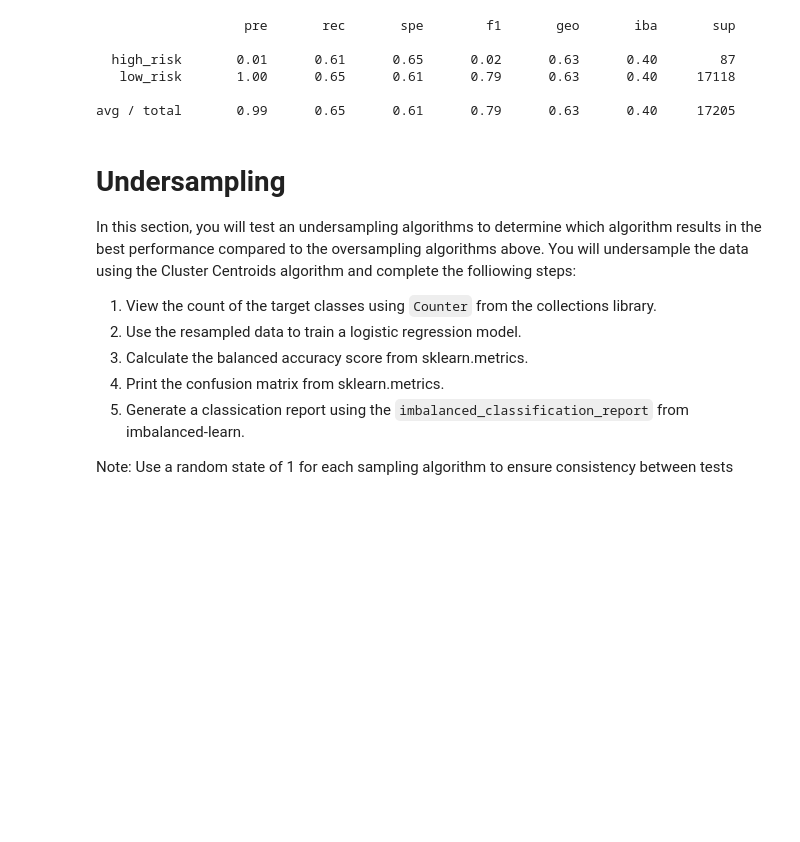
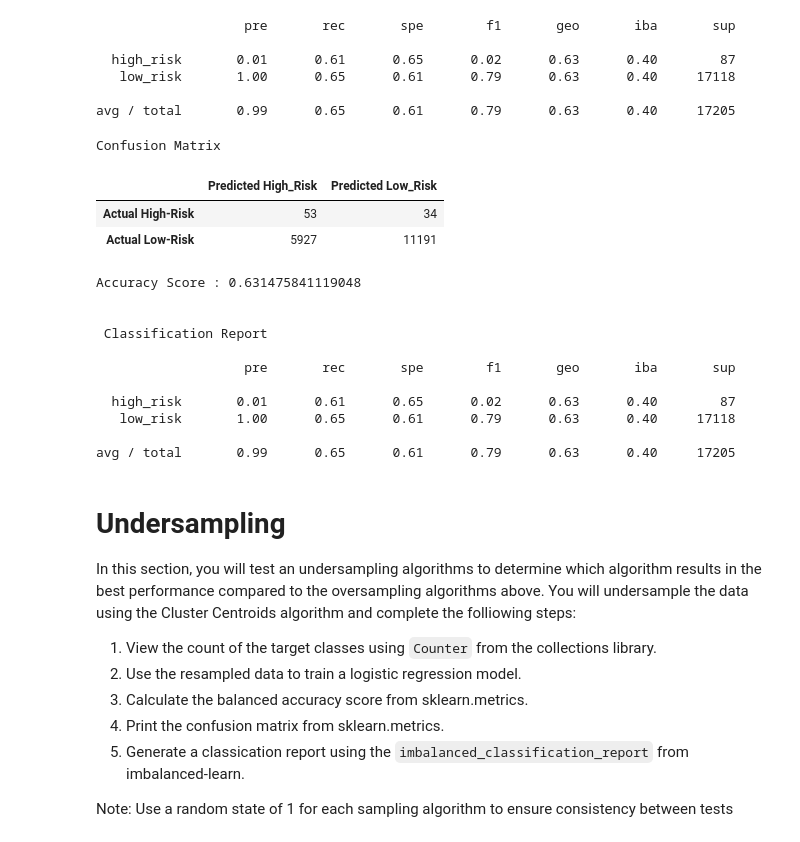
Before and after one commit to shantaljambotkar/17-Credit_Risk_Analysis, a Jupyter notebook: credit_risk_resampling.ipynb, the cells around one changed output. Saved outputs shown, nothing was run; the diff lists cells and outputs as text; code cells hidden in the pictures; blank space fills up the shorter version.

```diff
--- a/credit_risk_resampling.ipynb
+++ b/credit_risk_resampling.ipynb
@@ -228,6 +259,29 @@ print(classification_report_imbalanced(y_test, y_pred))
    low_risk       1.00      0.65      0.61      0.79      0.63      0.40     17118
 
 avg / total       0.99      0.65      0.61      0.79      0.63      0.40     17205
+# %%
+# Displaying results
+print("Confusion Matrix")
+display(cm_df2)
+print(f"Accuracy Score : {acc_score2}")
+print("\n \n Classification Report \n")
+print(classification_report_imbalanced(y_test, y_pred))
+# %% [output]
+Confusion Matrix
+|  | Predicted High_Risk | Predicted Low_Risk |
+| Actual High-Risk | 53 | 34 |
+| Actual Low-Risk | 5927 | 11191 |
+Accuracy Score : 0.631475841119048
+
+
+ Classification Report
+
+                   pre       rec       spe        f1       geo       iba       sup
+
+  high_risk       0.01      0.61      0.65      0.02      0.63      0.40        87
+   low_risk       1.00      0.65      0.61      0.79      0.63      0.40     17118
+
+avg / total       0.99      0.65      0.61      0.79      0.63      0.40     17205
 # %% [markdown]
 # Undersampling
 
```
Also changed, not shown: parts of 15 cells of this notebook, 5 other files.
